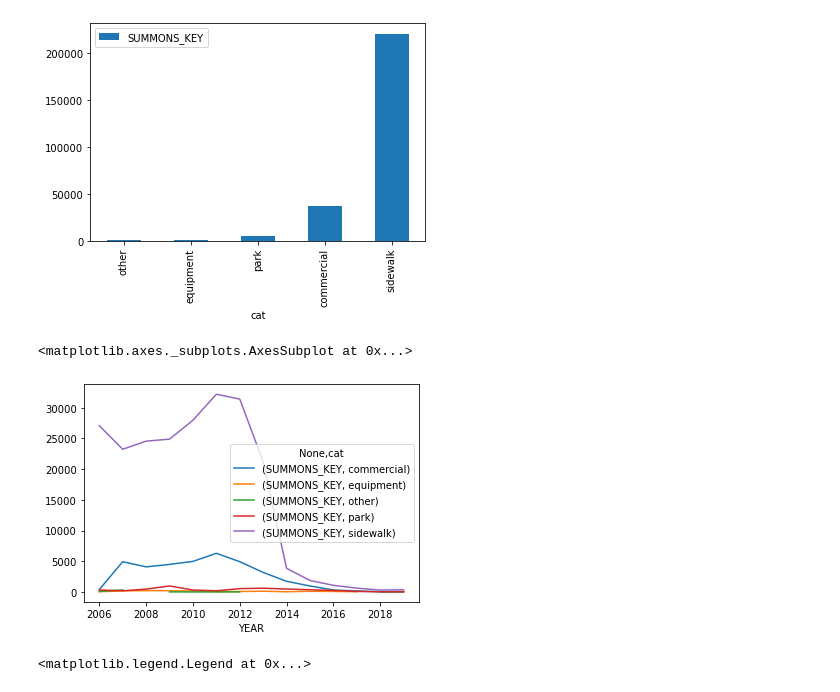
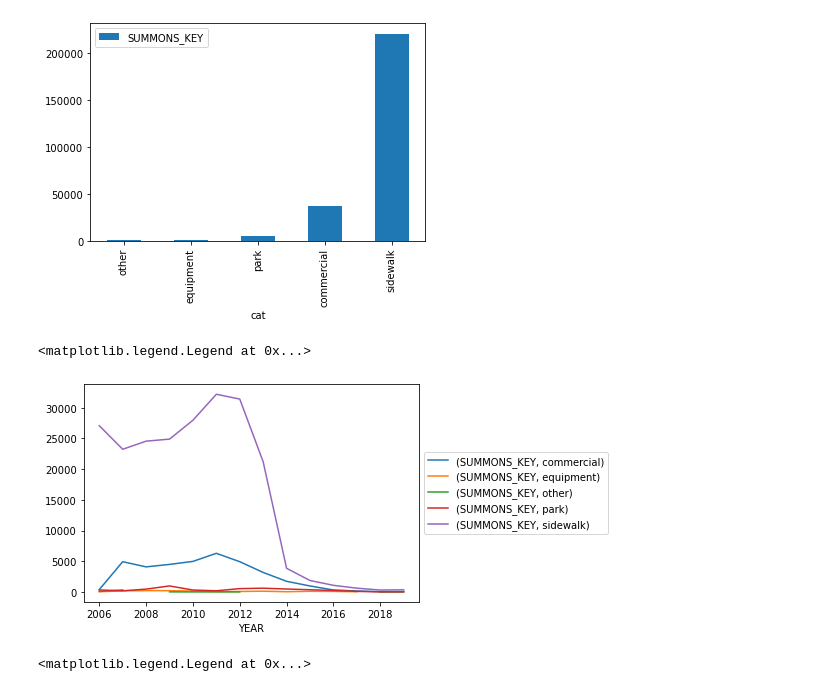
Before and after one commit to aliceafriedman/data608_final, a Jupyter notebook: docs/data_acquisition_cleaning_bicycle_summons.ipynb, the cells around one changed output. Saved outputs shown, nothing was run; the diff lists cells and outputs as text; code cells hidden in the pictures.

```diff
--- a/docs/data_acquisition_cleaning_bicycle_summons.ipynb
+++ b/docs/data_acquisition_cleaning_bicycle_summons.ipynb
@@ -254,11 +252,13 @@ True
 ### Putting It All Together
 
 Putting it all together, I will create a new category field for display based on the groups identified above, and then limit the overall dataset to the last 10 years of data.
+# %%
+bike_summons = bikesDF.copy()
 # %%
-bikesDF.loc[park, 'cat'] = 'park'
-bikesDF.loc[equipment, 'cat'] = 'equipment'
-bikesDF.loc[sidewalk, 'cat'] = 'sidewalk'
-bikesDF.loc[commercial, 'cat'] = 'commercial'
-bikesDF.loc[other, 'cat'] = 'other'
+bike_summons.loc[park, 'cat'] = 'park'
+bike_summons.loc[equipment, 'cat'] = 'equipment'
+bike_summons.loc[sidewalk, 'cat'] = 'sidewalk'
+bike_summons.loc[commercial, 'cat'] = 'commercial'
+bike_summons.loc[other, 'cat'] = 'other'
 # %%
-bikesDF['YEAR'] = bikesDF['SUMMONS_DATE'].dt.year
+bike_summons['YEAR'] = bike_summons['SUMMONS_DATE'].dt.year
@@ -316,8 +319,9 @@ bikesDF[['SUMMONS_KEY', 'cat']].pivot_table(index="cat", aggfunc='count').sort_v
 <matplotlib.axes._subplots.AxesSubplot at 0x...>
 [figure]
 # %%
-bikesDF[['SUMMONS_KEY', 'cat', 'YEAR']].pivot_table(index="YEAR", columns='cat', aggfunc='count').plot(kind='line')
+bike_summons[['SUMMONS_KEY', 'cat', 'YEAR']].pivot_table(index="YEAR", columns='cat', aggfunc='count').plot(kind='line')
+plt.legend(loc='center left', bbox_to_anchor=(1.0, 0.5)) #moves legend outside
 # %% [output]
-<matplotlib.axes._subplots.AxesSubplot at 0x...>
+<matplotlib.legend.Legend at 0x...>
-[figure, old version]
+[figure, new version]
 # %%
```
Also changed, not shown: parts of 11 cells of this notebook, 4 other files.
